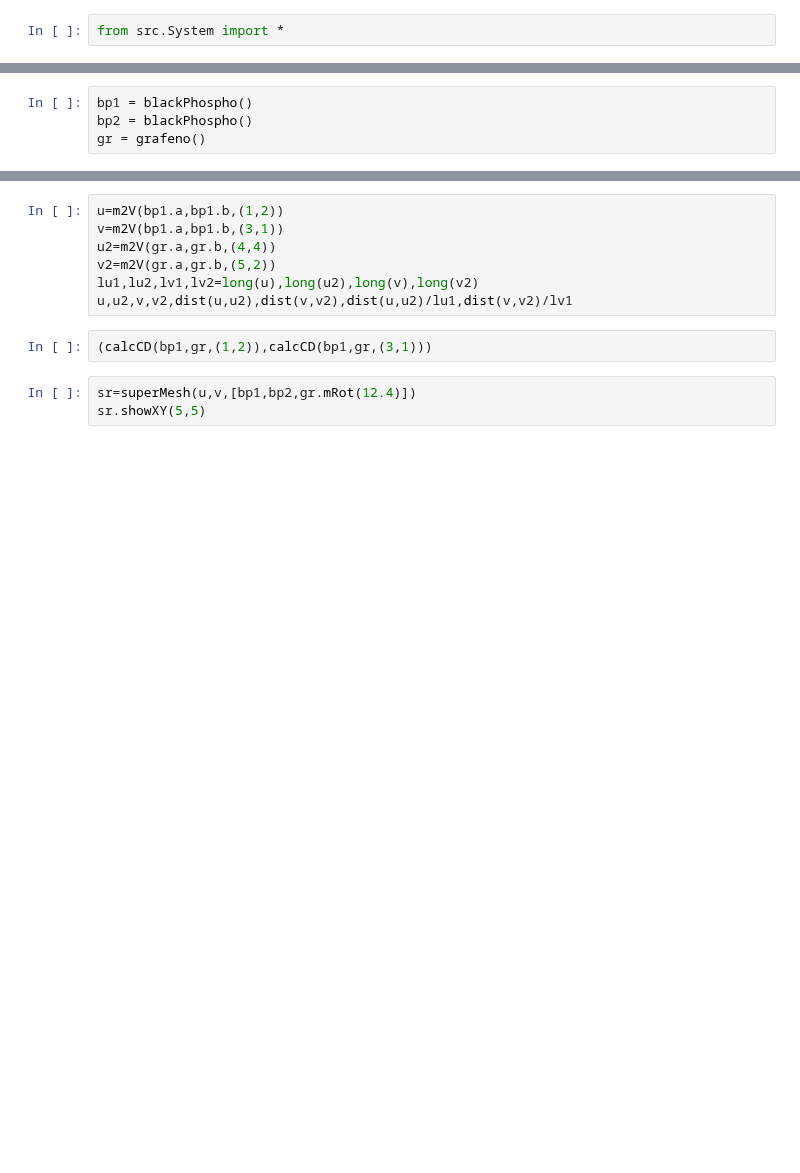
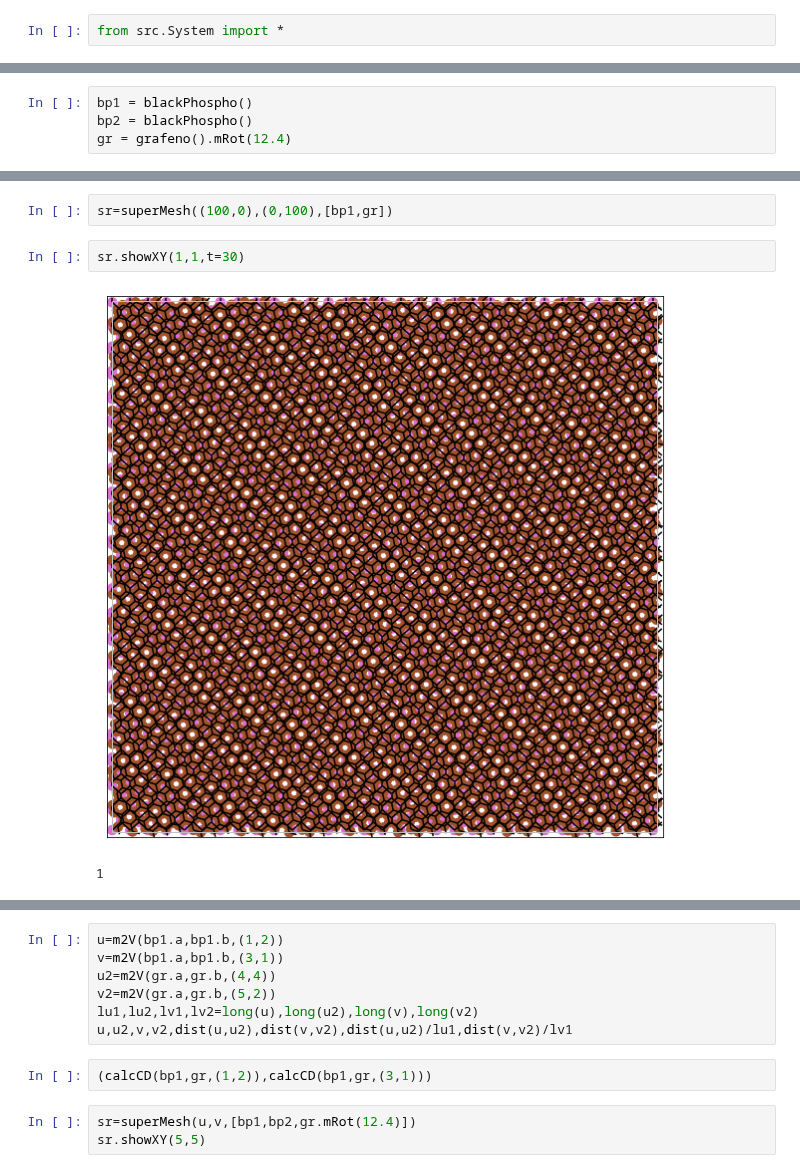
Before and after one commit to OssielAg/SS, a Jupyter notebook: SuperCell/MasCambios.ipynb, the cells around one changed output, grey strips where cells are left out. Saved outputs shown, nothing was run; the diff lists cells and outputs as text; blank space fills up the shorter version.

```diff
--- a/SuperCell/MasCambios.ipynb
+++ b/SuperCell/MasCambios.ipynb
@@ -111,4 +3,4 @@ def analiza_Mat(s:system):
 # %%
 bp1 = blackPhospho()
 bp2 = blackPhospho()
-gr = grafeno()
+gr = grafeno().mRot(12.4)
@@ -124 +39,8 @@ s=system([bp1,bp2,gr.mRot(12.4)])
+# %%
+sr=superMesh((100,0),(0,100),[bp1,gr])
+# %%
+sr.showXY(1,1,t=30)
+# %% [output]
+[figure, added]
+1
 # %%
```
Also changed, not shown: parts of 81 cells of this notebook, 16 other files.
